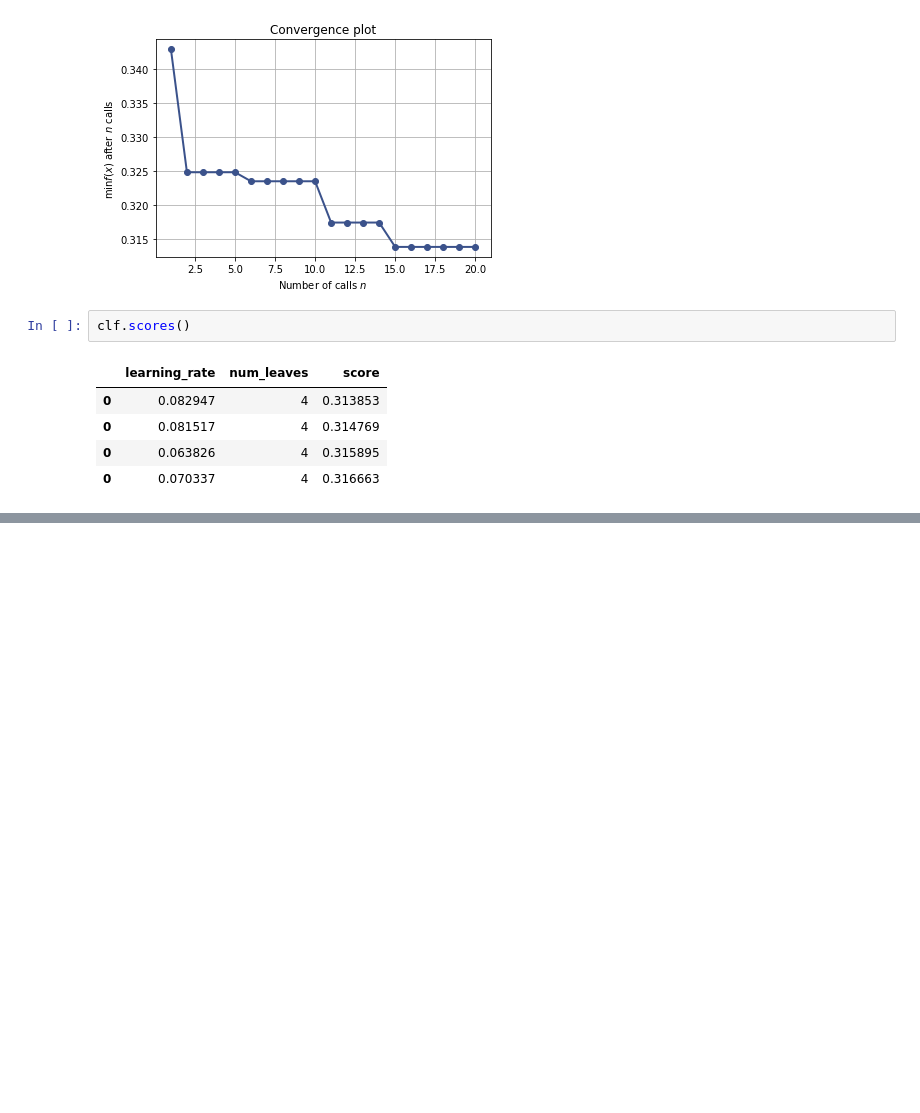
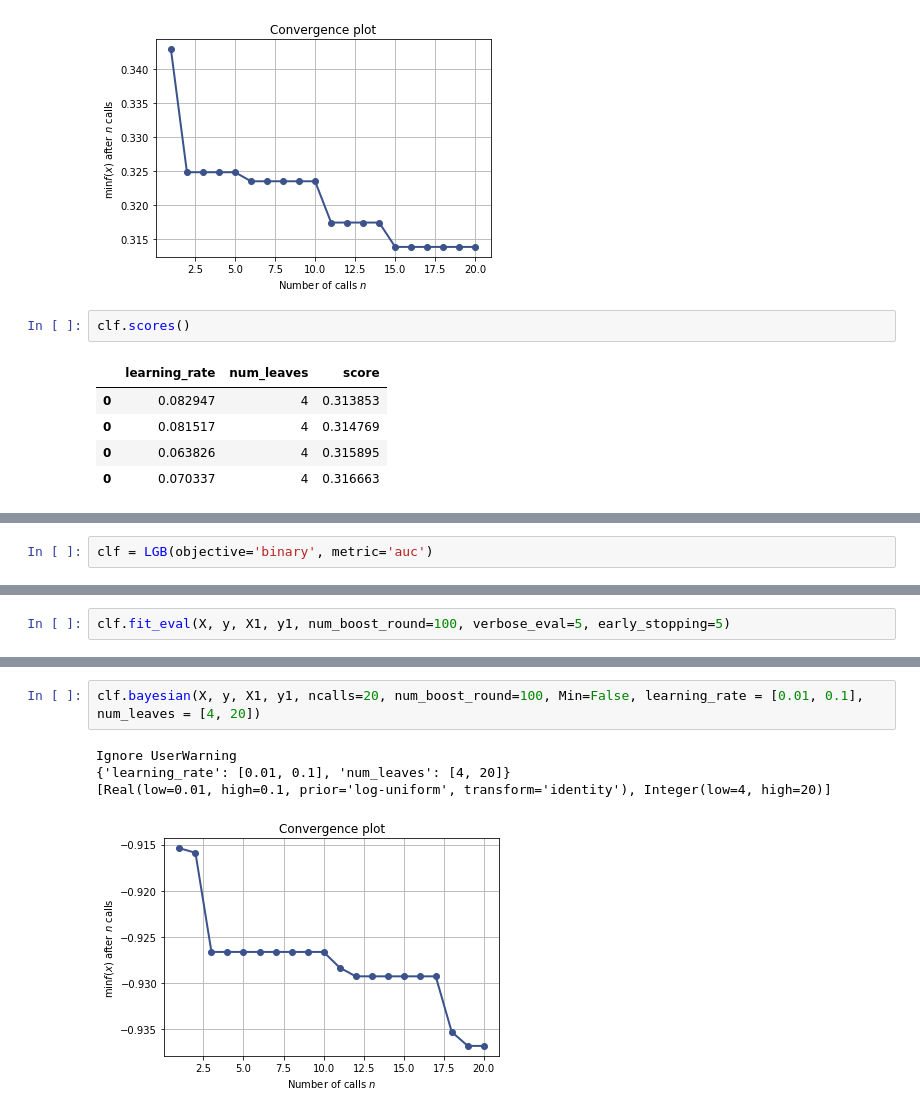
Before and after one commit to m-rahimi/ML_module, a Jupyter notebook: LightGBM_Module_classificatin.ipynb, the cells around one changed output, grey strips where cells are left out. Cells and saved outputs as stored; diff of their text form; blank space fills up the shorter version.

```diff
--- a/LightGBM_Module_classificatin.ipynb
+++ b/LightGBM_Module_classificatin.ipynb
@@ -458,0 +462,2 @@ clf.scores()
+# %%
+clf = LGB(objective='binary', metric='auc')
@@ -458,0 +467,2 @@ clf.scores()
+# %%
+clf.fit_eval(X, y, X1, y1, num_boost_round=100, verbose_eval=5, early_stopping=5)
@@ -458,0 +479,7 @@ clf.scores()
+# %%
+clf.bayesian(X, y, X1, y1, ncalls=20, num_boost_round=100, Min=False, learning_rate = [0.01, 0.1], num_leaves = [4, 20])
+# %% [output]
+Ignore UserWarning
+{'learning_rate': [0.01, 0.1], 'num_leaves': [4, 20]}
+[Real(low=0.01, high=0.1, prior='log-uniform', transform='identity'), Integer(low=4, high=20)]
+[figure, added]
```
Also changed, not shown: parts of 4 cells of this notebook, 1 other file.
